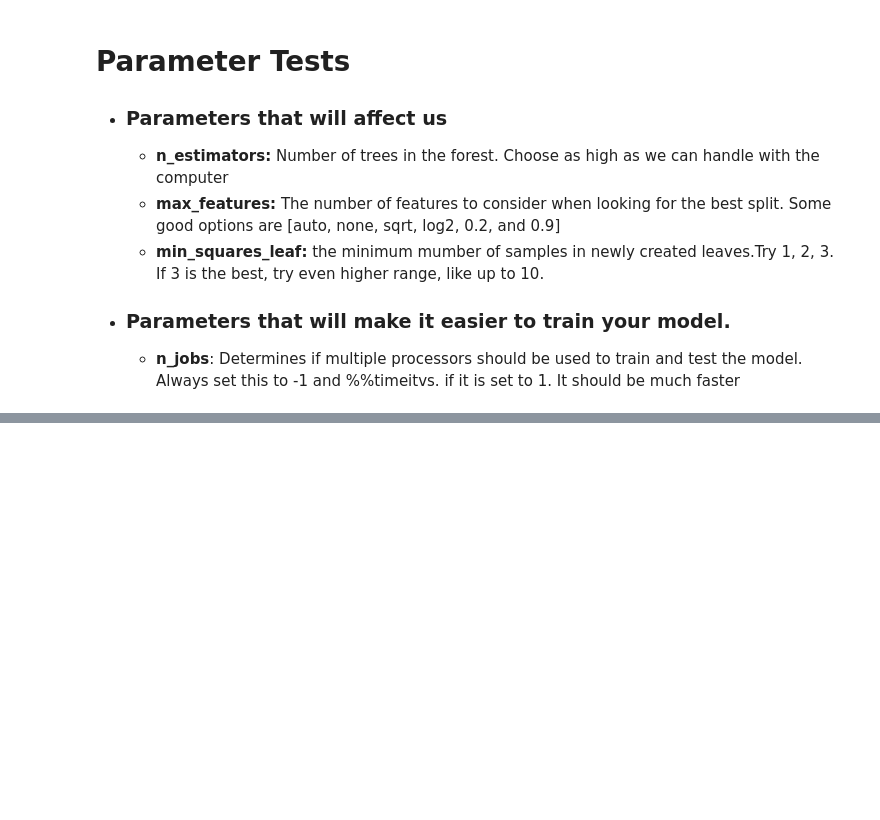
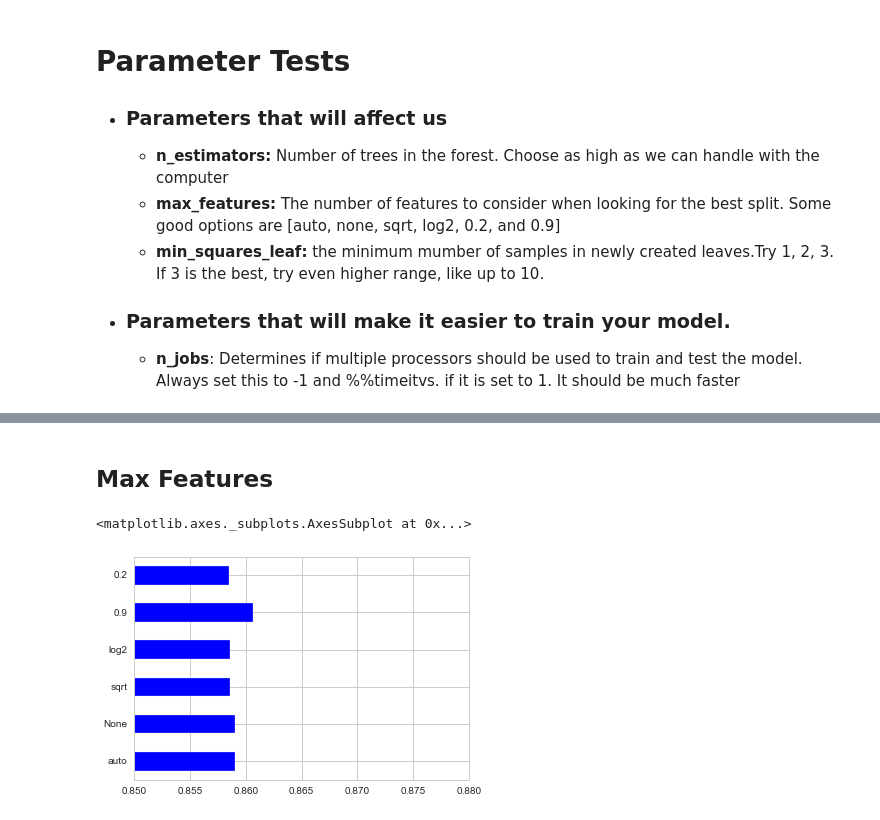
Before and after one commit to drrcool/KaggleComps, a Jupyter notebook: Titanic/Titanic_Visualization.ipynb, the cells around one changed output, grey strips where cells are left out. Drawn from its saved outputs; the diff is of its cells as text; code cells hidden in the pictures; blank space fills up the shorter version.

```diff
--- a/Titanic/Titanic_Visualization.ipynb
+++ b/Titanic/Titanic_Visualization.ipynb
@@ -438,0 +482,16 @@ model.fit(X, y)
+# %% [markdown]
+## Max Features
+# %%
+results = []
+max_features_options = ["auto", None, "sqrt", "log2", 0.9, 0.2]
+
+for max_features in max_features_options:
+    model = RandomForestRegressor(n_estimators=1000, oob_score=True, n_jobs=-1, max_features=max_features, random_state=42)
+    model.fit(X, y)
+    roc = roc_auc_score(y, model.oob_prediction_)
+    results.append(roc)
+
+pd.Series(results, max_features_options).plot(kind='barh', xlim=(0.85, 0.88))
+# %% [output]
+<matplotlib.axes._subplots.AxesSubplot at 0x...>
+[figure, added]
```
Also changed, not shown: parts of 30 cells of this notebook.
